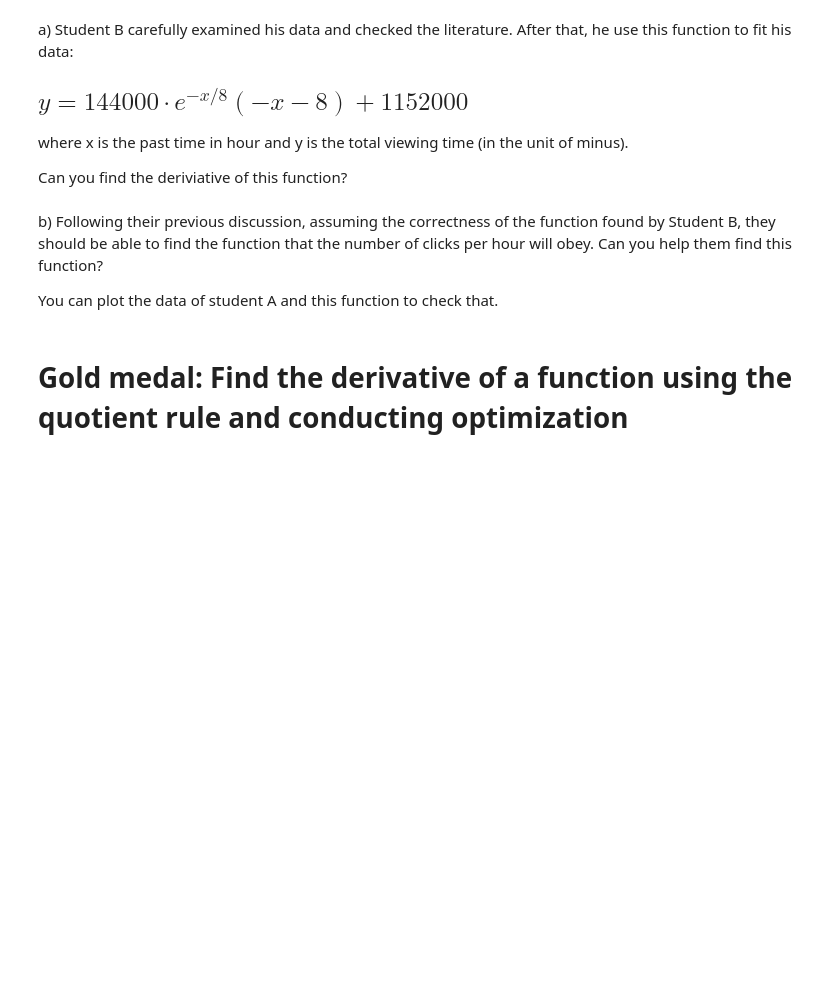
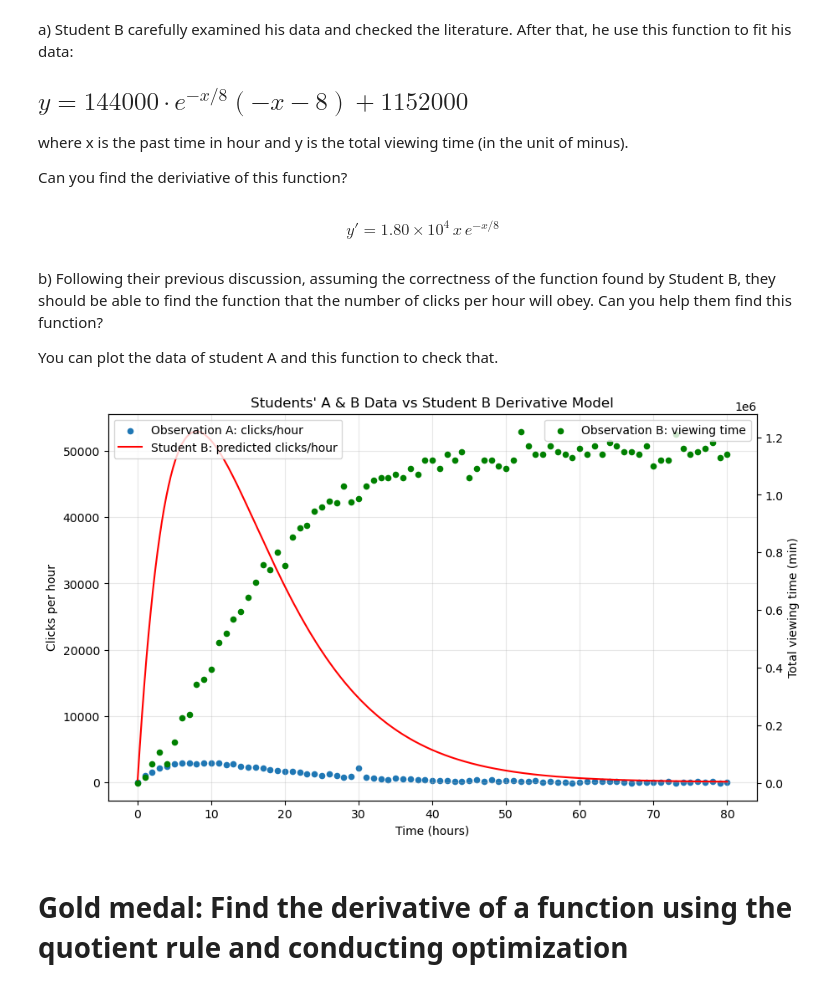
Before and after one commit to grapel2/computational-thinking-week-individual-15029239, a Jupyter notebook: computational-thinking-week-individual-15029239/challenge_calculus/Review_Calculus.ipynb, the cells around one changed output. Drawn from its saved outputs; the diff is of its cells as text; code cells hidden in the pictures; blank space fills up the shorter version.

```diff
--- a/computational-thinking-week-individual-15029239/challenge_calculus/Review_Calculus.ipynb
+++ b/computational-thinking-week-individual-15029239/challenge_calculus/Review_Calculus.ipynb
@@ -117,15 +156,55 @@ a) Student B carefully examined his data and checked the literature. After that,
 where x is the past time in hour and y is the total viewing time (in the unit of minus).
 
 Can you find the deriviative of this function?
+# %% [markdown]
+$$
+y' = 1.80 \times 10^{4} \, x \, e^{-x/8}
+$$
 # %% [markdown]
 b) Following their previous discussion, assuming the correctness of the function found by Student B, they should be able to find the function that the number of clicks per hour will obey. Can you help them find this function?
 
 You can plot the data of student A and this function to check that.
 # %%
+import pandas as pd
+import matplotlib.pyplot as plt
+import numpy as np
+
+# Load data
+a = pd.read_csv("data_student_A.csv")
+a.columns = ["time", "clicks"]
+
+b = pd.read_csv("data_student_B.csv")
+b.columns = ["time", "viewing_time"]
+
+# Function for number of clicks per hour (derivative of Student B's viewing time)
 def DerivativeExp(x):
-    # TO DO
-    pass
-    return # TO DO
+    return 18000 * x * np.exp(-x / 8)
+
+# Example x values for plotting
+x = np.linspace(0, 80, 800)
+y_clicks = DerivativeExp(x)
+
+# Plot
+fig, ax1 = plt.subplots(figsize=(10,6))
+
+# Student A data on left y-axis
+ax1.scatter(a["time"], a["clicks"], s=20, label="Observation A: clicks/hour")
+ax1.plot(x, y_clicks, color="red", label="Student B: predicted clicks/hour")
+ax1.set_xlabel("Time (hours)")
+ax1.set_ylabel("Clicks per hour")
+ax1.legend(loc="upper left")
+ax1.grid(True, alpha=0.3)
+
+# Student B data on right y-axis
+ax2 = ax1.twinx()
+ax2.scatter(b["time"], b["viewing_time"], s=20, color="green", label="Observation B: viewing time")
+ax2.set_ylabel("Total viewing time (min)")
+ax2.legend(loc="upper right")
+
+plt.title("Students' A & B Data vs Student B Derivative Model")
+plt.show()
+# %% [output]
+[figure, added]
 # %% [markdown]
 # Gold medal: Find the derivative of a function using the quotient rule and conducting optimization
 # %% [markdown]
```
Also changed, not shown: parts of 3 cells of this notebook, 1 other file.
